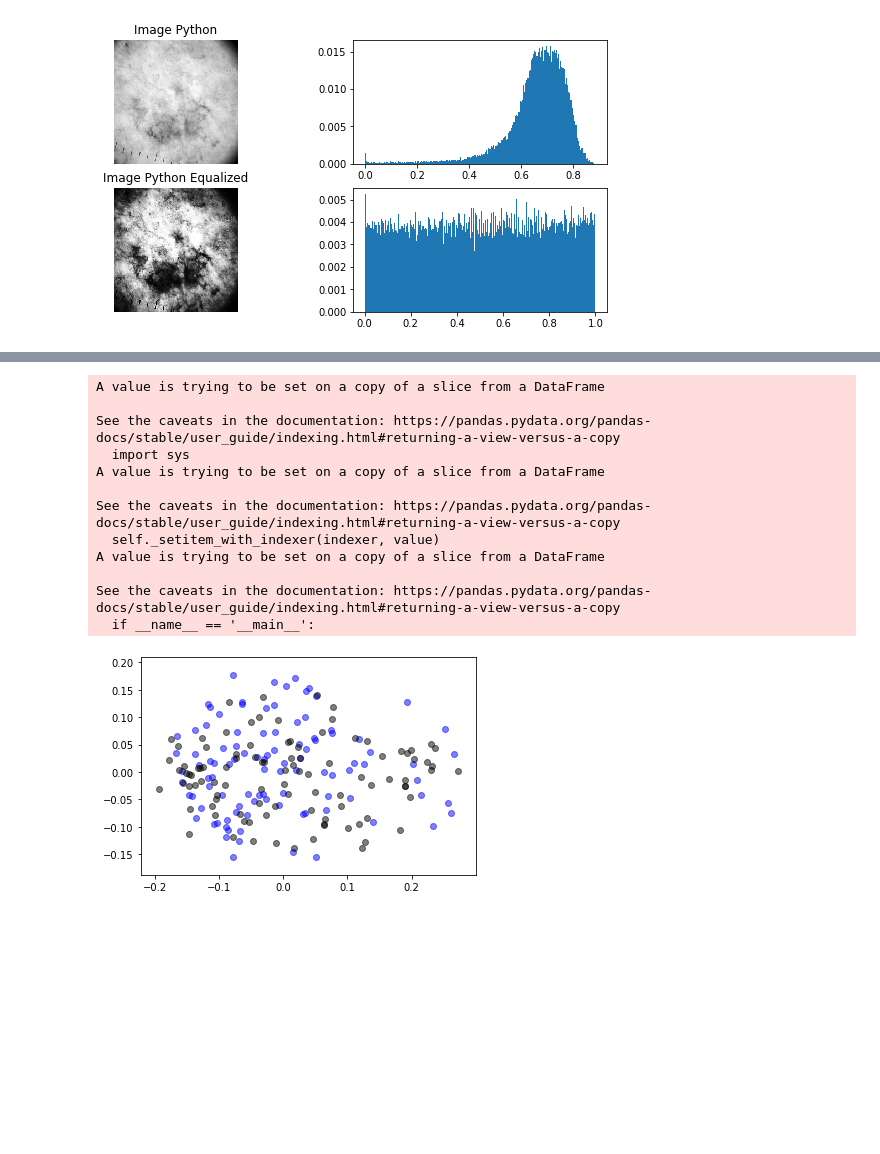
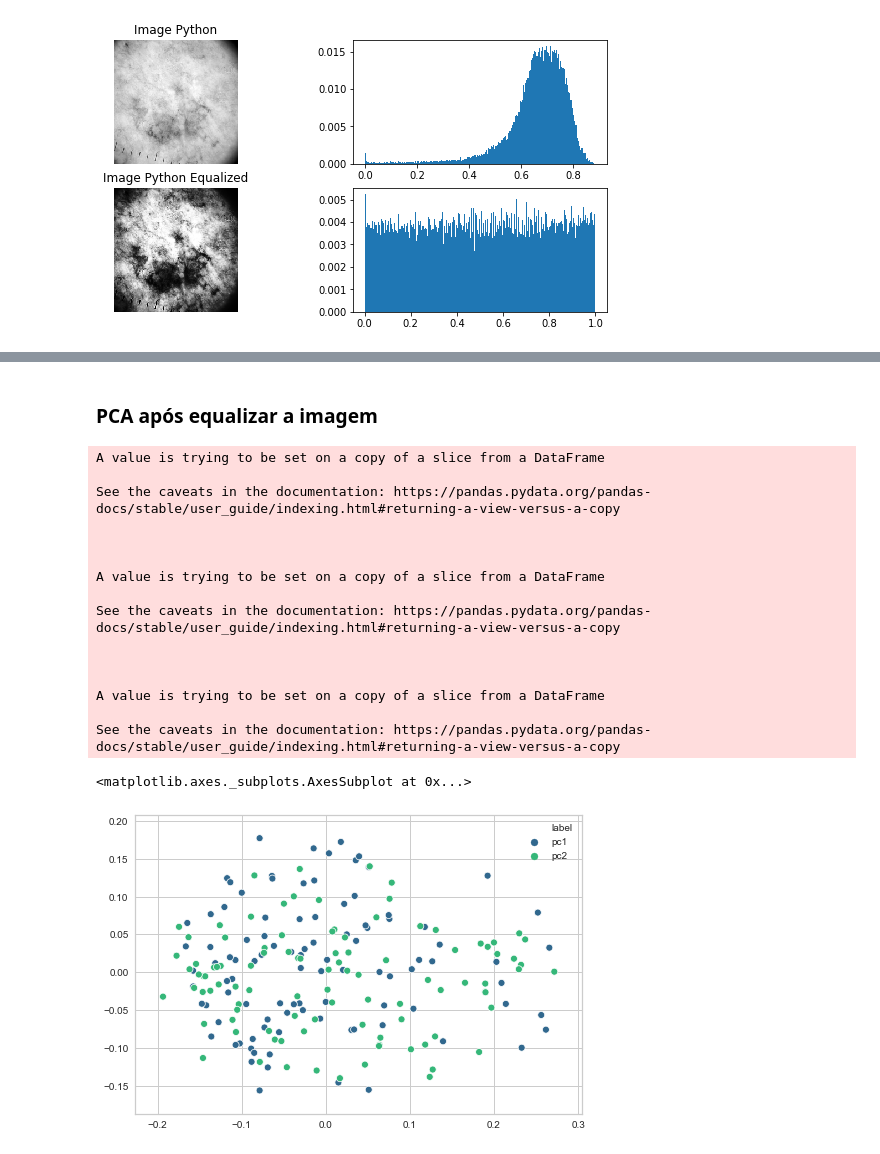
Before and after one commit to yguenka/IronHack-Projects, a Jupyter notebook: Project 6 - Segmentation/[Segmentation].ipynb, the cells around one changed output, grey strips where cells are left out. Drawn from its saved outputs; the diff is of its cells as text; code cells hidden in the pictures; blank space fills up the shorter version.

```diff
--- a/Project 6 - Segmentation/[Segmentation].ipynb
+++ b/Project 6 - Segmentation/[Segmentation].ipynb
@@ -249,0 +256,2 @@ df = train_b.append(train_m, ignore_index=True)
+# %%
+df = pd.read_csv('data_equalized.csv', compression='zip')
@@ -250,30 +268,34 @@ df = train_b.append(train_m, ignore_index=True)
+# %%
+df.drop('Unnamed: 0', inplace=True, axis=1)
+# %% [markdown]
+### PCA após equalizar a imagem
 # %%
 pca = PCA(n_components=2)
-pca.fit_transform(df)
+X = pca.fit_transform(df)
 dfp = pd.DataFrame(pca.fit_transform(df), columns= ['pc1', 'pc2']).reset_index()
 dfp['label'] = 0
 for item in range(0, 200):
     if dfp['index'][item] < 100:
         dfp['label'][item] = 'pc1'
     else:
         dfp['label'][item] = 'pc2'
-labels = ['pc1', 'pc2']
-colors = ['blue', 'k']
-for label, color in zip(labels,colors):
-    indices = dfp['label'] == label
-    plt.scatter(dfp.loc[indices, 'pc1'],
-                dfp.loc[indices, 'pc2'], c = color, alpha=0.5)
+
+sns.scatterplot(X[:, 0], X[:, 1],  hue=dfp['label'], palette='viridis')
 # %% [output]
 A value is trying to be set on a copy of a slice from a DataFrame
 
 See the caveats in the documentation: https://pandas.pydata.org/pandas-docs/stable/user_guide/indexing.html#returning-a-view-versus-a-copy
-  import sys
+
+
+
 A value is trying to be set on a copy of a slice from a DataFrame
 
 See the caveats in the documentation: https://pandas.pydata.org/pandas-docs/stable/user_guide/indexing.html#returning-a-view-versus-a-copy
-  self._setitem_with_indexer(indexer, value)
+
+
+
 A value is trying to be set on a copy of a slice from a DataFrame
 
 See the caveats in the documentation: https://pandas.pydata.org/pandas-docs/stable/user_guide/indexing.html#returning-a-view-versus-a-copy
-  if __name__ == '__main__':
+<matplotlib.axes._subplots.AxesSubplot at 0x...>
-[figure, old version]
+[figure, new version]
```
Also changed, not shown: parts of 13 cells of this notebook, 1 other file.
